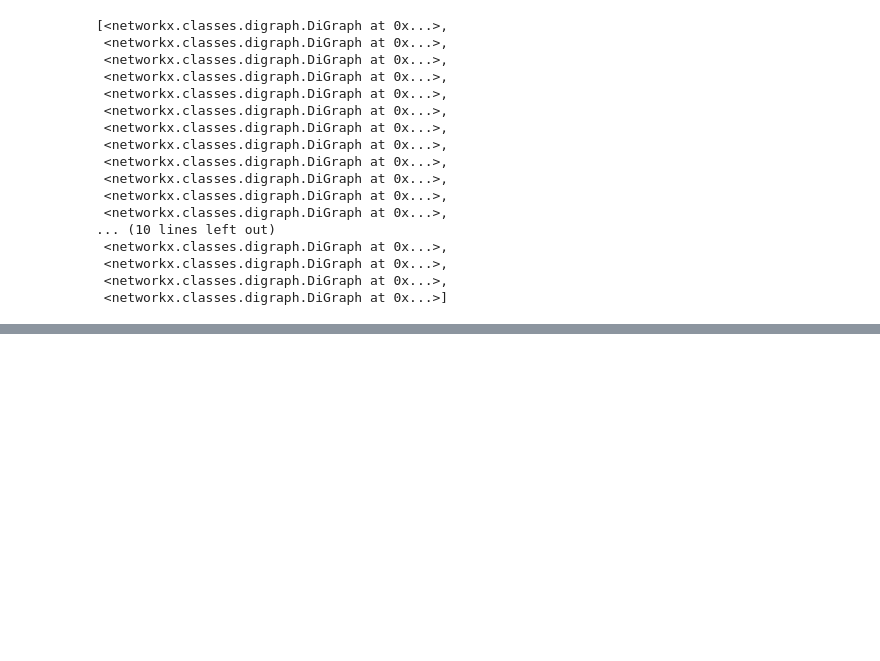
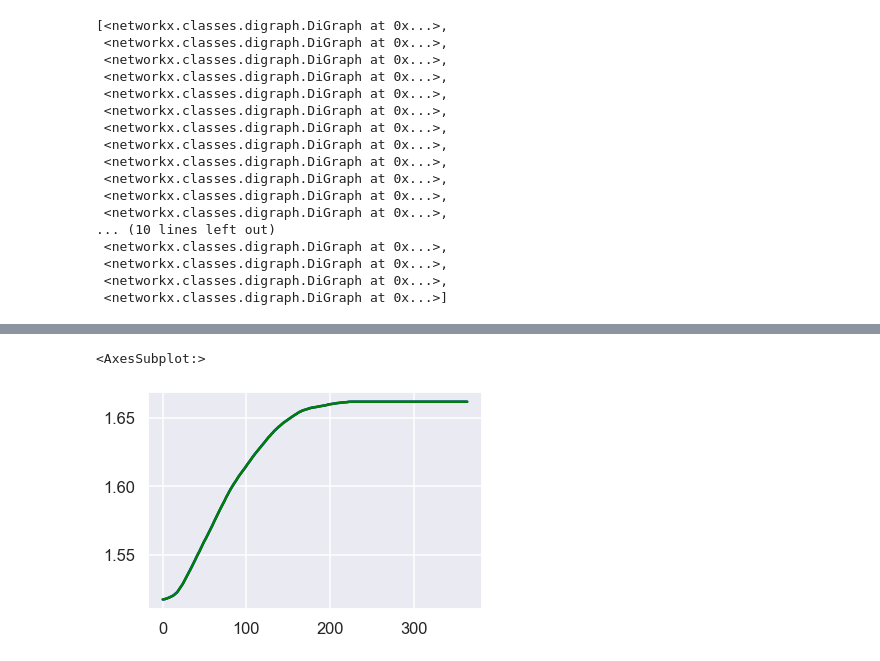
Before and after one commit to MovezNetwork/ABM-PA, a Jupyter notebook: notebooks/Classes.ipynb, the cells around one changed output, grey strips where cells are left out. Drawn from its saved outputs; the diff is of its cells as text; code cells hidden in the pictures; blank space fills up the shorter version.

```diff
--- a/notebooks/Classes.ipynb
+++ b/notebooks/Classes.ipynb
@@ -206,3 +175,10 @@ Comparing Models | Class with ID 139
+# %%
+indegree.plot(color='blue',label='indegree')
+
+betweenness.plot(color='green',label='betweenness')
+# %% [output]
+<AxesSubplot:>
+[figure, added]
 # %%
 closeness=df_diffusion[0]['diffusion']['closeness']['gen'][15].mean(axis=1)
 indegree=df_diffusion[0]['diffusion']['indegree']['gen'][15].mean(axis=1)
```
Also changed, not shown: parts of 9 cells of this notebook, 2 other files.
